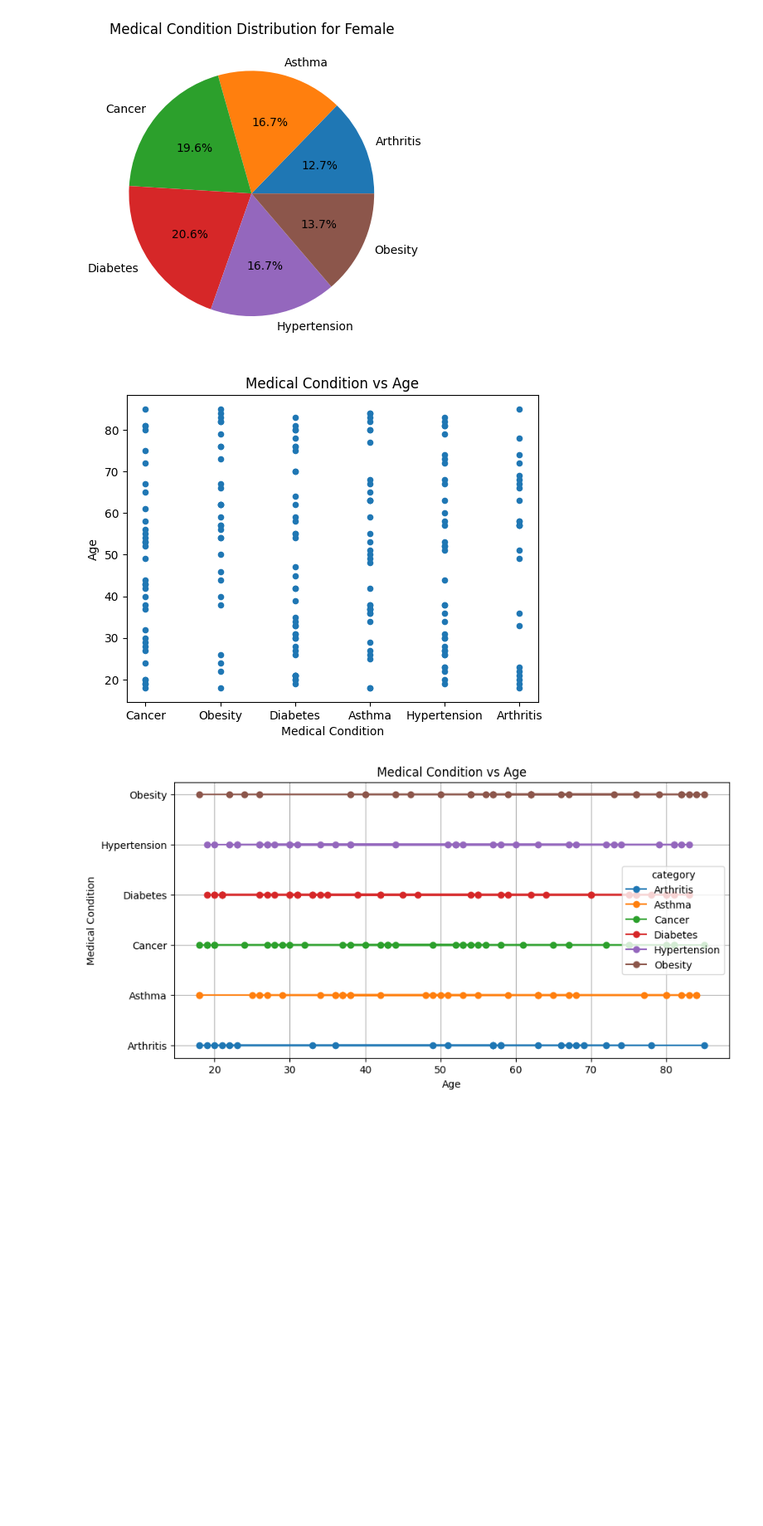
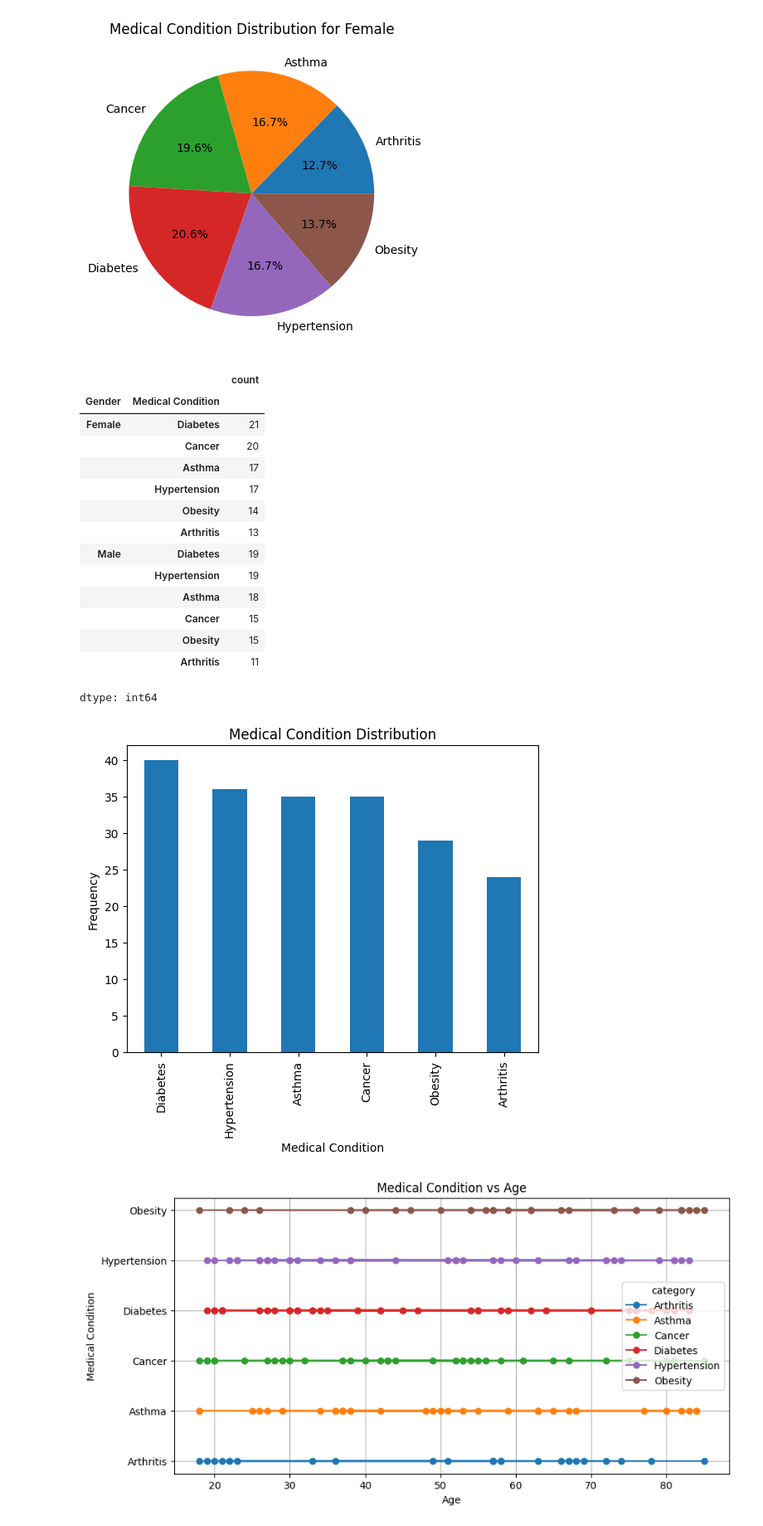
Before and after one commit to Kabir26-star/Module-1-Assignment, a Jupyter notebook: Module_1.ipynb, the cells around one changed output. Shown at 83% size. Saved outputs shown, nothing was run; the diff lists cells and outputs as text; code cells hidden in the pictures; blank space fills up the shorter version.

```diff
--- a/Module_1.ipynb
+++ b/Module_1.ipynb
@@ -44,12 +44,34 @@ plt.show()
 # %% [output]
 [figure]
 [figure]
-# %%
-data.plot(x = 'Medical Condition', y = 'Age', kind = 'scatter')
-plt.title("Medical Condition vs Age")
-plt.show()
-# %% [output]
-[figure, removed]
+# %%
+# Calculate and display the value counts of Medical Condition grouped by Gender
+medical_condition_counts = data.groupby('Gender')['Medical Condition'].value_counts()
+display(medical_condition_counts)
+
+# Plotting the distribution of Medical Condition (overall)
+data['Medical Condition'].value_counts().plot(kind='bar')
+plt.title("Medical Condition Distribution")
+plt.xlabel("Medical Condition")
+plt.ylabel("Frequency")
+plt.show()
+# %% [output]
+|  |  | count |
+| Gender | Medical Condition |  |
+| Female | Diabetes | 21 |
+|  | Cancer | 20 |
+|  | Asthma | 17 |
+|  | Hypertension | 17 |
+|  | Obesity | 14 |
+|  | Arthritis | 13 |
+| Male | Diabetes | 19 |
+|  | Hypertension | 19 |
+|  | Asthma | 18 |
+|  | Cancer | 15 |
+|  | Obesity | 15 |
+|  | Arthritis | 11 |
+dtype: int64
+[figure, added]
 # %%
 plt.figure(figsize = (10,5)) # Adjusting the length of the graph
 for label, df_group in data.groupby('Medical Condition'):
```
